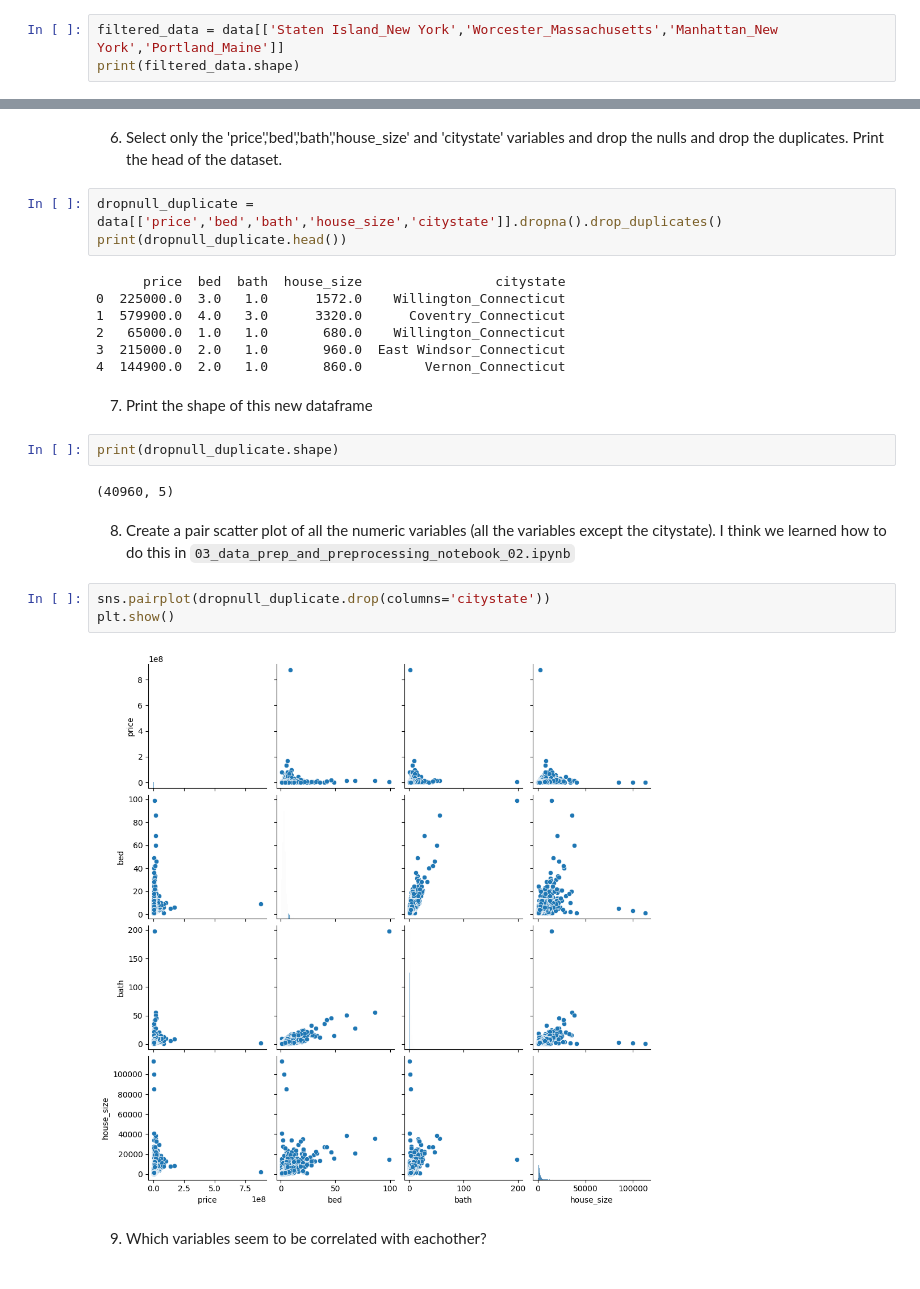
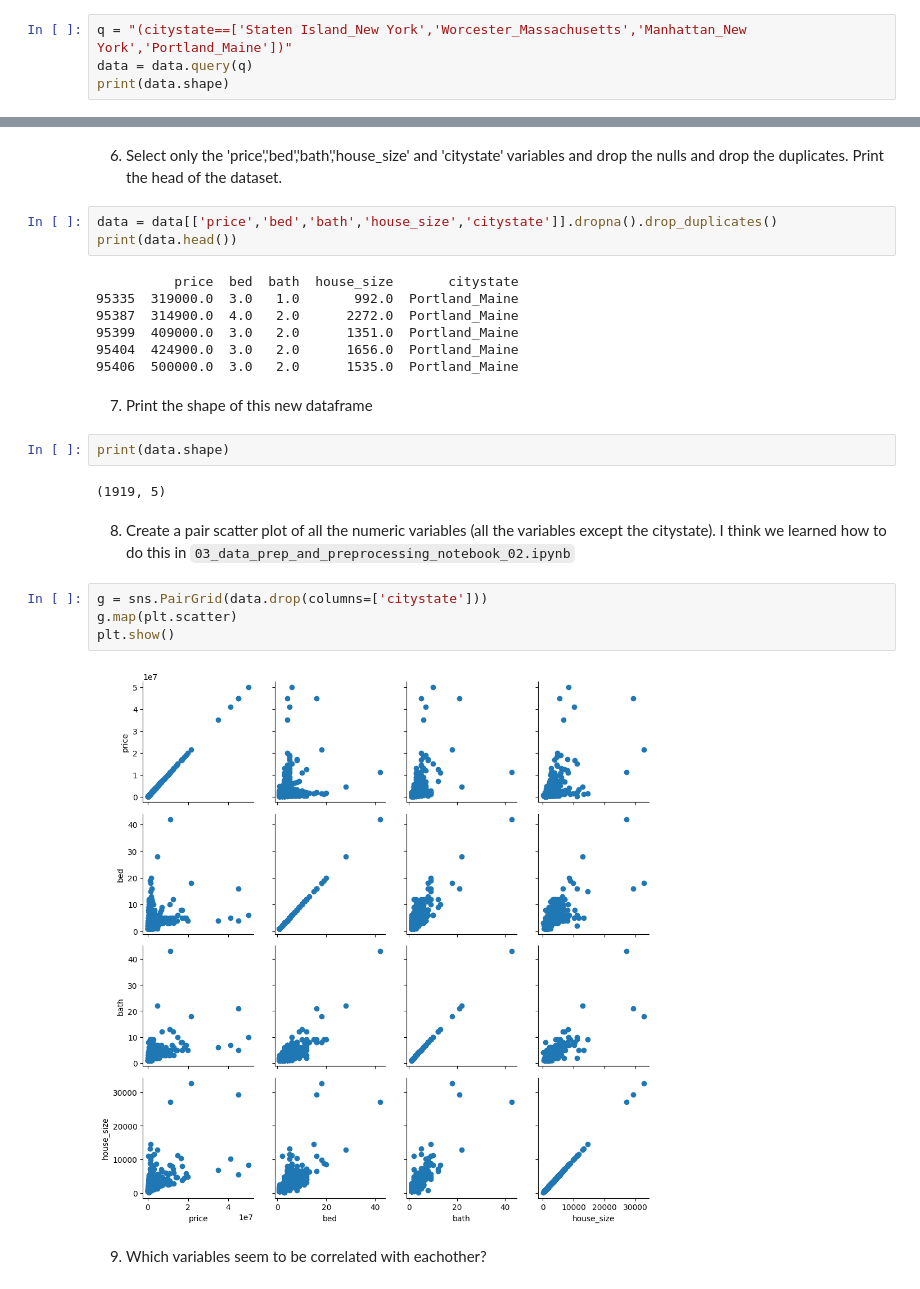
Before and after one commit to diallos-tech/Clarkson_Data_Science, a Jupyter notebook: ML Datasets/Diallo_HW_5.ipynb, the cells around one changed output, grey strips where cells are left out. Cells and saved outputs as stored; diff of their text form.

```diff
--- a/ML Datasets/Diallo_HW_5.ipynb
+++ b/ML Datasets/Diallo_HW_5.ipynb
@@ -86,3 +77,4 @@ Name: citystate, Length: 517505, dtype: object
 # %%
-filtered_data = data[['Staten Island_New York','Worcester_Massachusetts','Manhattan_New York','Portland_Maine']]
-print(filtered_data.shape)
+q = "(citystate==['Staten Island_New York','Worcester_Massachusetts','Manhattan_New York','Portland_Maine'])"
+data = data.query(q)
+print(data.shape)
@@ -129,28 +108,29 @@ Column: citystate
 # %% [markdown]
 6. Select only the 'price','bed','bath','house_size' and 'citystate' variables and drop the nulls and drop the duplicates.  Print the head of the dataset.
 # %%
-dropnull_duplicate = data[['price','bed','bath','house_size','citystate']].dropna().drop_duplicates()
-print(dropnull_duplicate.head())
+data = data[['price','bed','bath','house_size','citystate']].dropna().drop_duplicates()
+print(data.head())
 # %% [output]
-      price  bed  bath  house_size                 citystate
-0  225000.0  3.0   1.0      1572.0    Willington_Connecticut
-1  579900.0  4.0   3.0      3320.0      Coventry_Connecticut
-2   65000.0  1.0   1.0       680.0    Willington_Connecticut
-3  215000.0  2.0   1.0       960.0  East Windsor_Connecticut
-4  144900.0  2.0   1.0       860.0        Vernon_Connecticut
+          price  bed  bath  house_size       citystate
+95335  319000.0  3.0   1.0       992.0  Portland_Maine
+95387  314900.0  4.0   2.0      2272.0  Portland_Maine
+95399  409000.0  3.0   2.0      1351.0  Portland_Maine
+95404  424900.0  3.0   2.0      1656.0  Portland_Maine
+95406  500000.0  3.0   2.0      1535.0  Portland_Maine
 # %% [markdown]
 7. Print the shape of this new dataframe
 # %%
-print(dropnull_duplicate.shape)
+print(data.shape)
 # %% [output]
-(40960, 5)
+(1919, 5)
 # %% [markdown]
 8. Create a pair scatter plot of all the numeric variables (all the variables except the citystate).  I think we learned how to do this in `03_data_prep_and_preprocessing_notebook_02.ipynb`
 # %%
-sns.pairplot(dropnull_duplicate.drop(columns='citystate'))
+g = sns.PairGrid(data.drop(columns=['citystate']))
+g.map(plt.scatter)
 plt.show()
 # %% [output]
-[figure, old version]
+[figure, new version]
 # %% [markdown]
 9. Which variables seem to be correlated with eachother?
 # %%
```
Also changed, not shown: parts of 82 cells of this notebook, 14 other files.
